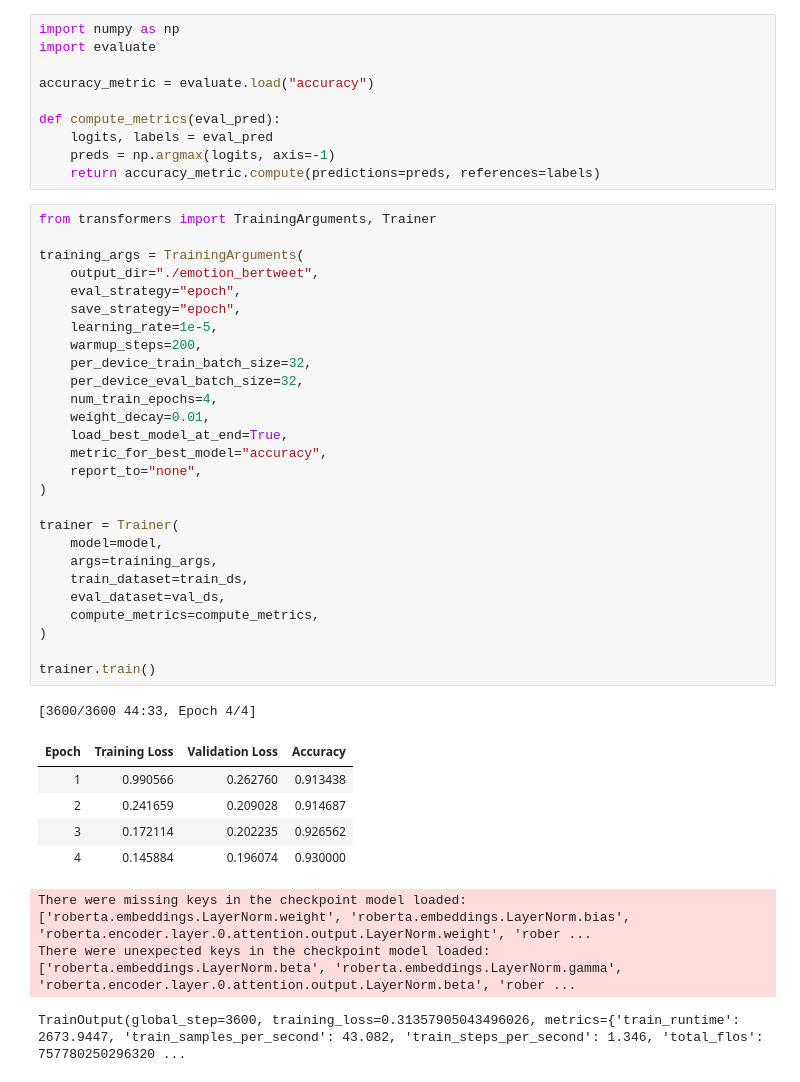
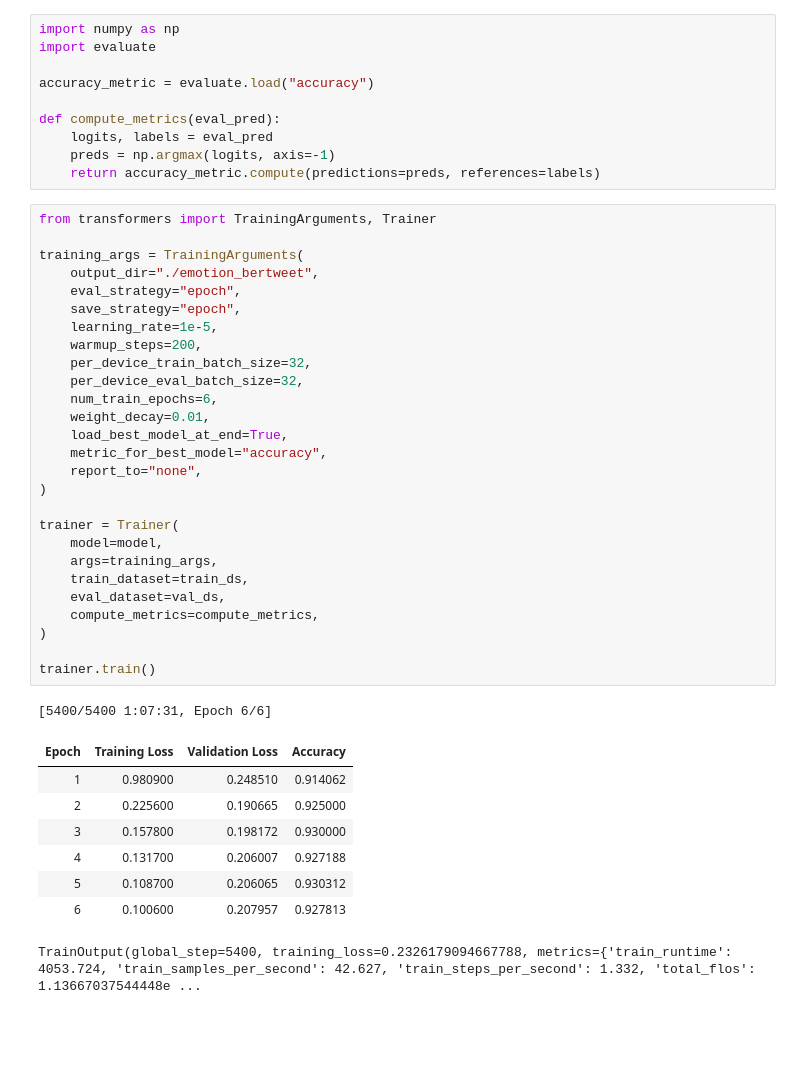
Before and after one commit to MSmit99/EmoTracker, a Jupyter notebook: Text Model/cs350_textSentimentClassification_v3.ipynb, the cells around one changed output. Cells and saved outputs as stored; diff of their text form; blank space fills up the shorter version.

```diff
--- a/Text Model/cs350_textSentimentClassification_v3.ipynb
+++ b/Text Model/cs350_textSentimentClassification_v3.ipynb
@@ -475,40 +465,40 @@ def compute_metrics(eval_pred):
 # %%
 from transformers import TrainingArguments, Trainer
 
 training_args = TrainingArguments(
     output_dir="./emotion_bertweet",
     eval_strategy="epoch",
     save_strategy="epoch",
     learning_rate=1e-5,
     warmup_steps=200,
     per_device_train_batch_size=32,
     per_device_eval_batch_size=32,
-    num_train_epochs=4,
+    num_train_epochs=6,
     weight_decay=0.01,
     load_best_model_at_end=True,
     metric_for_best_model="accuracy",
     report_to="none",
 )
 
 trainer = Trainer(
     model=model,
     args=training_args,
     train_dataset=train_ds,
     eval_dataset=val_ds,
     compute_metrics=compute_metrics,
 )
 
 trainer.train()
 # %% [output]
-[3600/3600 44:33, Epoch 4/4]
+[5400/5400 1:07:31, Epoch 6/6]
 | Epoch | Training Loss | Validation Loss | Accuracy |
-| 1 | 0.990566 | 0.262760 | 0.913438 |
-| 2 | 0.241659 | 0.209028 | 0.914687 |
-| 3 | 0.172114 | 0.202235 | 0.926562 |
-| 4 | 0.145884 | 0.196074 | 0.930000 |
+| 1 | 0.980900 | 0.248510 | 0.914062 |
+| 2 | 0.225600 | 0.190665 | 0.925000 |
+| 3 | 0.157800 | 0.198172 | 0.930000 |
+| 4 | 0.131700 | 0.206007 | 0.927188 |
+| 5 | 0.108700 | 0.206065 | 0.930312 |
+| 6 | 0.100600 | 0.207957 | 0.927813 |
-There were missing keys in the checkpoint model loaded: ['roberta.embeddings.LayerNorm.weight', 'roberta.embeddings.LayerNorm.bias', 'roberta.encoder.layer.0.attention.output.LayerNorm.weight', 'rober ...
-There were unexpected keys in the checkpoint model loaded: ['roberta.embeddings.LayerNorm.beta', 'roberta.embeddings.LayerNorm.gamma', 'roberta.encoder.layer.0.attention.output.LayerNorm.beta', 'rober ...
+TrainOutput(global_step=5400, training_loss=0.2326179094667788, metrics={'train_runtime': 4053.724, 'train_samples_per_second': 42.627, 'train_steps_per_second': 1.332, 'total_flos': 1.13667037544448e ...
-TrainOutput(global_step=3600, training_loss=0.31357905043496026, metrics={'train_runtime': 2673.9447, 'train_samples_per_second': 43.082, 'train_steps_per_second': 1.346, 'total_flos': 757780250296320 ...
 # %%
 from sklearn.metrics import classification_report, confusion_matrix, ConfusionMatrixDisplay
 from sklearn.metrics import accuracy_score
```
Also changed, not shown: parts of 6 cells of this notebook, 2 other files.
